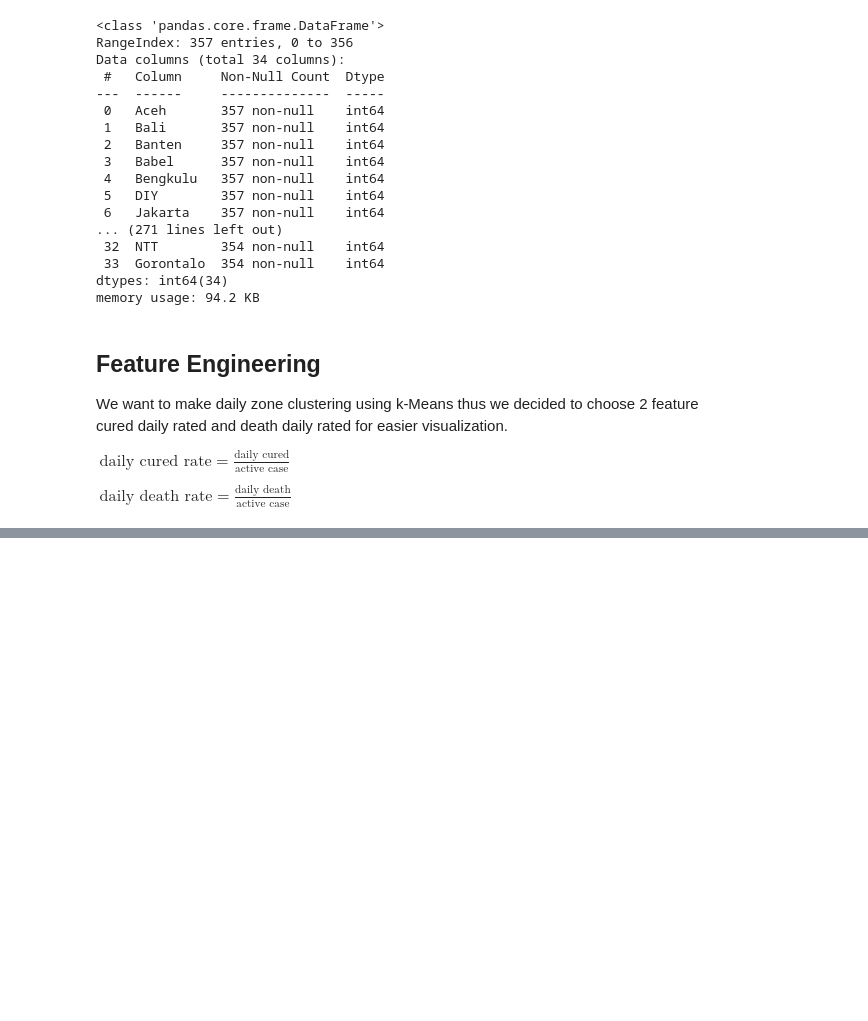
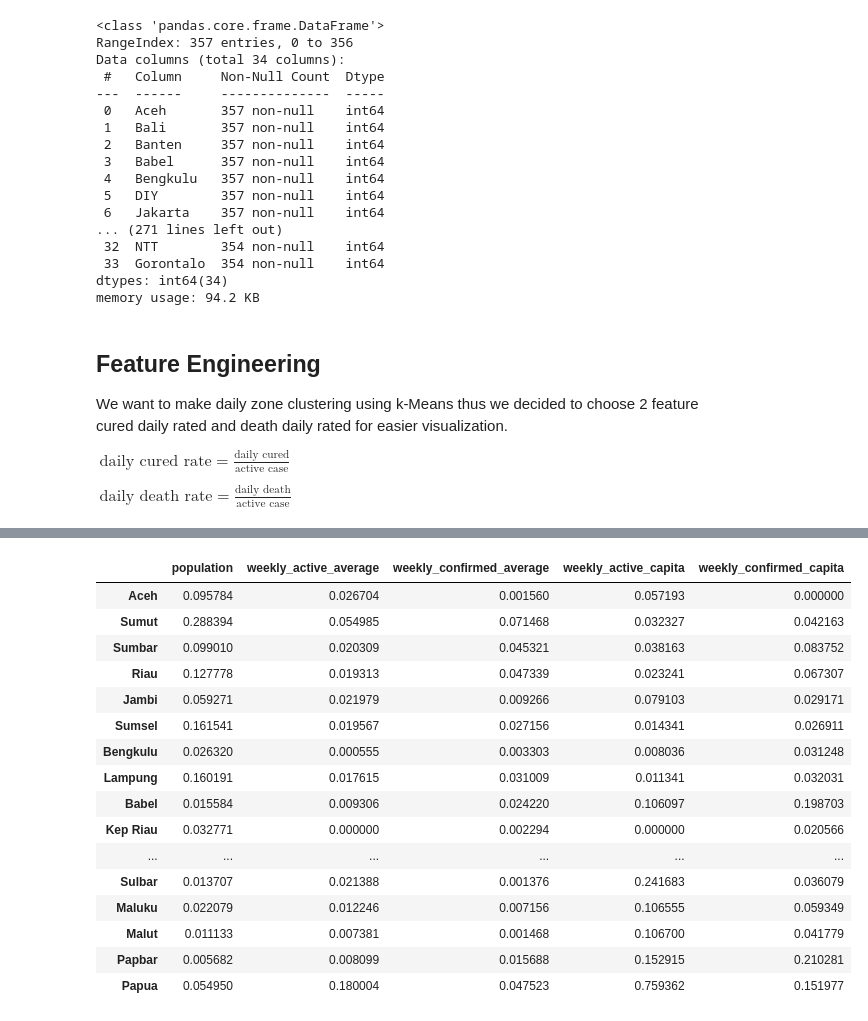
Before and after one commit to noczero/Indonesia-COVID-19-Analytics-n-Explorations, a Jupyter notebook: notebooks/kmeans.ipynb, the cells around one changed output, grey strips where cells are left out. Saved outputs shown, nothing was run; the diff lists cells and outputs as text; code cells hidden in the pictures; blank space fills up the shorter version.

```diff
--- a/notebooks/kmeans.ipynb
+++ b/notebooks/kmeans.ipynb
@@ -113,0 +174,6 @@ plt.show()
+# %%
+# mapping
+df_populations['Provinsi'] = df_populations['Provinsi'].apply(lambda name : province_name_to_abr(name))
+df_populations = df_populations.set_index('Provinsi')
+df_populations = df_populations.rename(columns={'2020' : 'population'})
+df_populations.head()
@@ -113,0 +243,22 @@ plt.show()
+# %%
+#df_features_norm = ( df_new_features[['weekly_active_average','weekly_confirmed_capita']] - df_new_features[['weekly_active_average','weekly_confirmed_capita']].min() ) / ( df_new_features[['weekly_active_average','weekly_confirmed_capita']].max() - df_new_features[['weekly_active_average','weekly_confirmed_capita']].min() )
+df_features_norm = ( df_new_features - df_new_features.min() ) / ( df_new_features.max() - df_new_features.min() )
+df_features_norm
+# %% [output]
+|  | population | weekly_active_average | weekly_confirmed_average | weekly_active_capita | weekly_confirmed_capita |
+| Aceh | 0.095784 | 0.026704 | 0.001560 | 0.057193 | 0.000000 |
+| Sumut | 0.288394 | 0.054985 | 0.071468 | 0.032327 | 0.042163 |
+| Sumbar | 0.099010 | 0.020309 | 0.045321 | 0.038163 | 0.083752 |
+| Riau | 0.127778 | 0.019313 | 0.047339 | 0.023241 | 0.067307 |
+| Jambi | 0.059271 | 0.021979 | 0.009266 | 0.079103 | 0.029171 |
+| Sumsel | 0.161541 | 0.019567 | 0.027156 | 0.014341 | 0.026911 |
+| Bengkulu | 0.026320 | 0.000555 | 0.003303 | 0.008036 | 0.031248 |
+| Lampung | 0.160191 | 0.017615 | 0.031009 | 0.011341 | 0.032031 |
+| Babel | 0.015584 | 0.009306 | 0.024220 | 0.106097 | 0.198703 |
+| Kep Riau | 0.032771 | 0.000000 | 0.002294 | 0.000000 | 0.020566 |
+| ... | ... | ... | ... | ... | ... |
+| Sulbar | 0.013707 | 0.021388 | 0.001376 | 0.241683 | 0.036079 |
+| Maluku | 0.022079 | 0.012246 | 0.007156 | 0.106555 | 0.059349 |
+| Malut | 0.011133 | 0.007381 | 0.001468 | 0.106700 | 0.041779 |
+| Papbar | 0.005682 | 0.008099 | 0.015688 | 0.152915 | 0.210281 |
+| Papua | 0.054950 | 0.180004 | 0.047523 | 0.759362 | 0.151977 |
```
Also changed, not shown: parts of 13 cells of this notebook, 1 other file.
